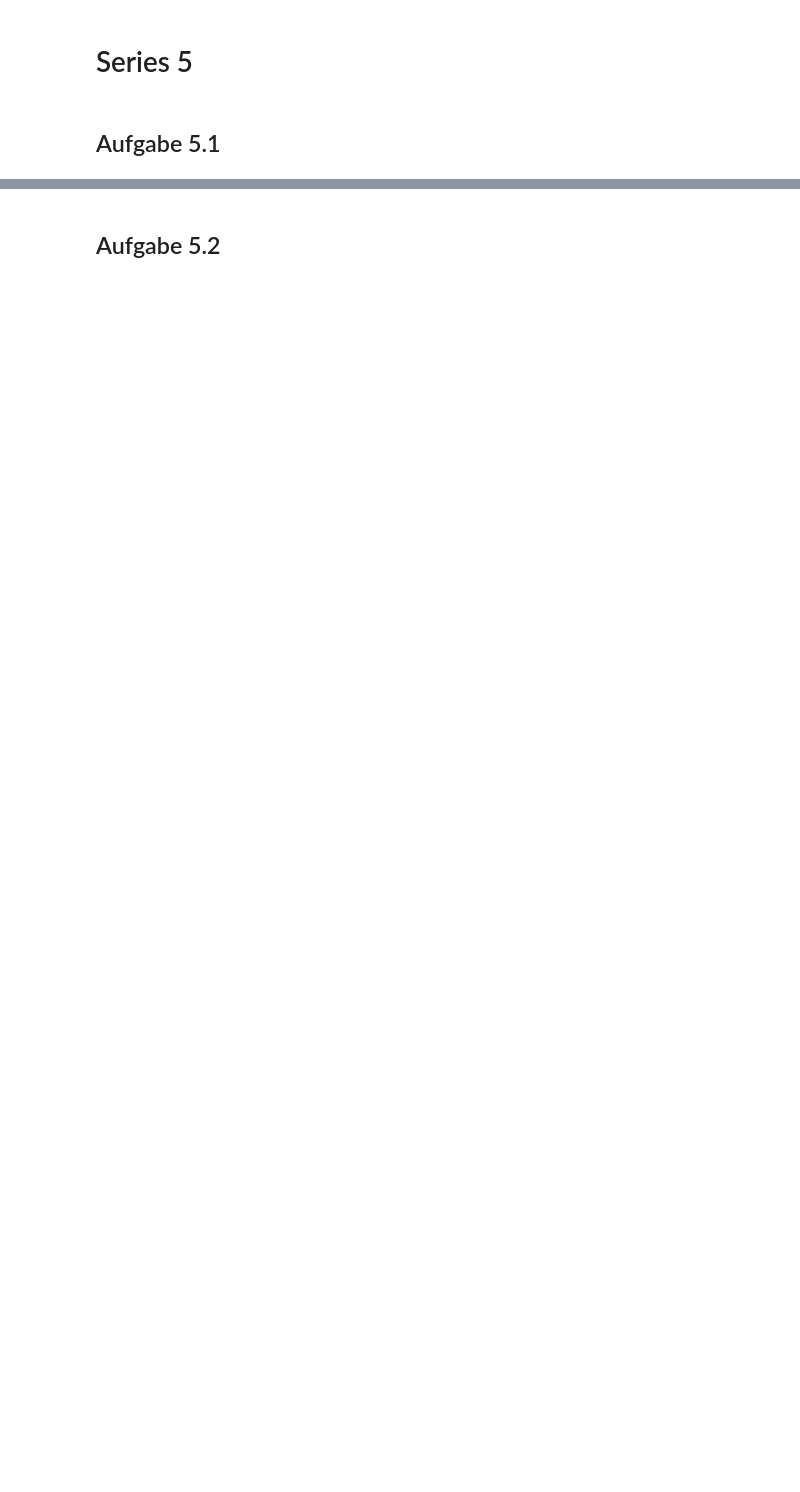
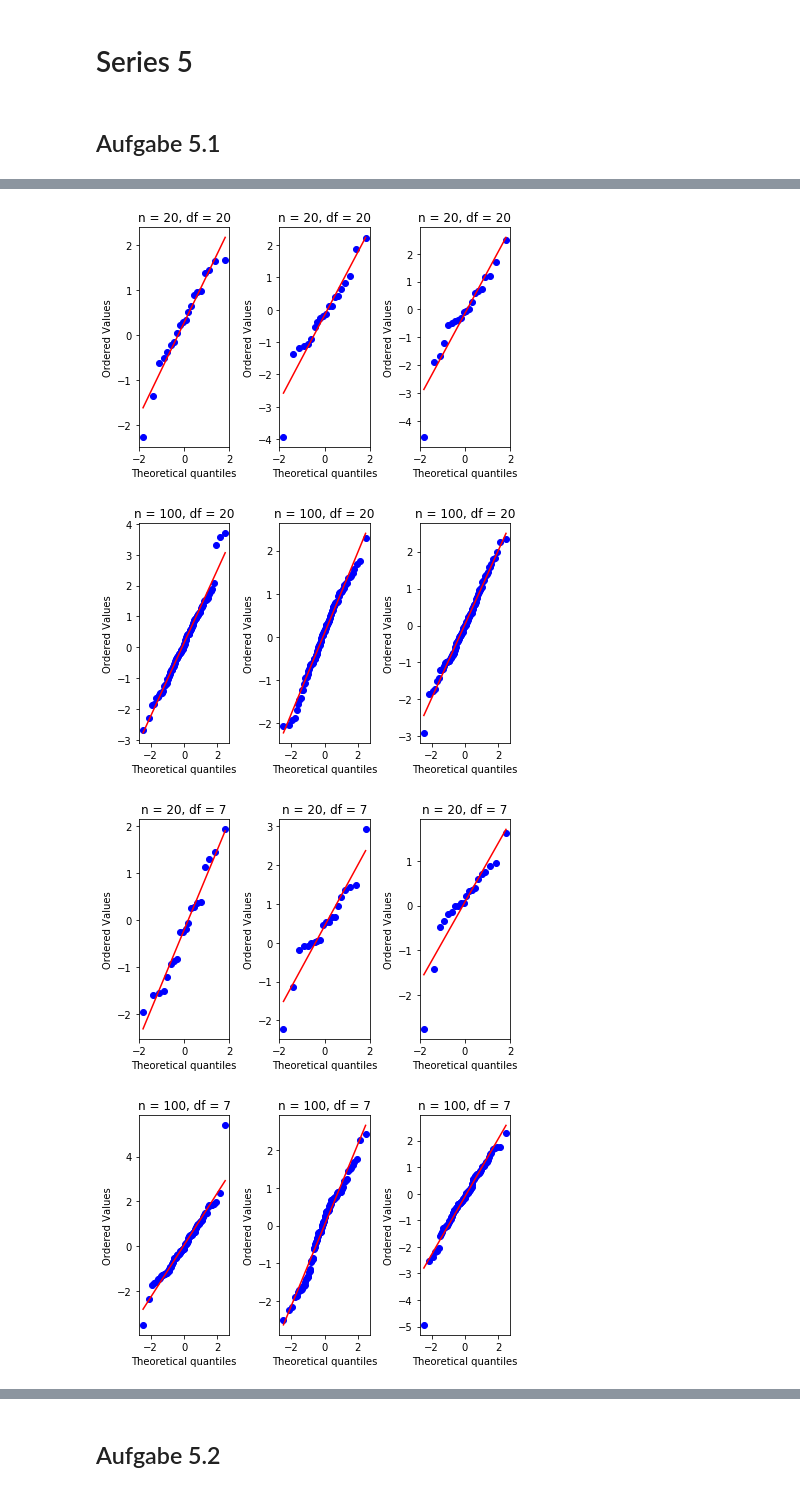
Before and after one commit to christopherchristensen/summaries, a Jupyter notebook: stat/sw05/Python Code - Series 5.ipynb, the cells around one changed output, grey strips where cells are left out. Drawn from its saved outputs; the diff is of its cells as text; code cells hidden in the pictures; blank space fills up the shorter version.

```diff
--- a/stat/sw05/Python Code - Series 5.ipynb
+++ b/stat/sw05/Python Code - Series 5.ipynb
@@ -101,0 +37,62 @@ TypeError: _parse_args_rvs() got an unexpected keyword argument 'df'
+# %%
+import matplotlib.pyplot as plt
+import scipy.stats as st
+
+for i in range(1, 4):
+    plt.subplot(1, 3, i)
+    x = st.t.rvs(size=20, df=20)
+    st.probplot(x, plot=plt)
+    plt.title("n = 20, df = 20")
+
+plt.tight_layout()
+plt.show()
+
+for i in range(1, 4):
+    plt.subplot(1, 3, i)
+    x = st.t.rvs(size=100, df=20)
+    st.probplot(x, plot=plt)
+    plt.title("n = 100, df = 20")
+
+plt.tight_layout()
+plt.show()
+
+for i in range(1, 4):
+    plt.subplot(1, 3, i)
+    x = st.t.rvs(size=20, df=7)
+    st.probplot(x, plot=plt)
+    plt.title("n = 20, df = 7")
+
+plt.tight_layout()
+plt.show()
+
+for i in range(1, 4):
+    plt.subplot(1, 3, i)
+    x = st.t.rvs(size=100, df=7)
+    st.probplot(x, plot=plt)
+    plt.title("n = 100, df = 7")
+
+plt.tight_layout()
+plt.show()
+
+for i in range(1, 4):
+    plt.subplot(1, 3, i)
+    x = st.t.rvs(size=20, df=3)
+    st.probplot(x, plot=plt)
+    plt.title("n = 20, df = 3")
+
+plt.tight_layout()
+plt.show()
+
+for i in range(1, 4):
+    plt.subplot(1, 3, i)
+    x = st.t.rvs(size=100, df=3)
+    st.probplot(x, plot=plt)
+    plt.title("n = 100, df = 3")
+
+plt.tight_layout()
+plt.show()
+# %% [output]
+[figure, added]
+[figure, added]
+[figure, added]
+[figure, added]
```
Also changed, not shown: parts of 17 cells of this notebook, 16 other files.
